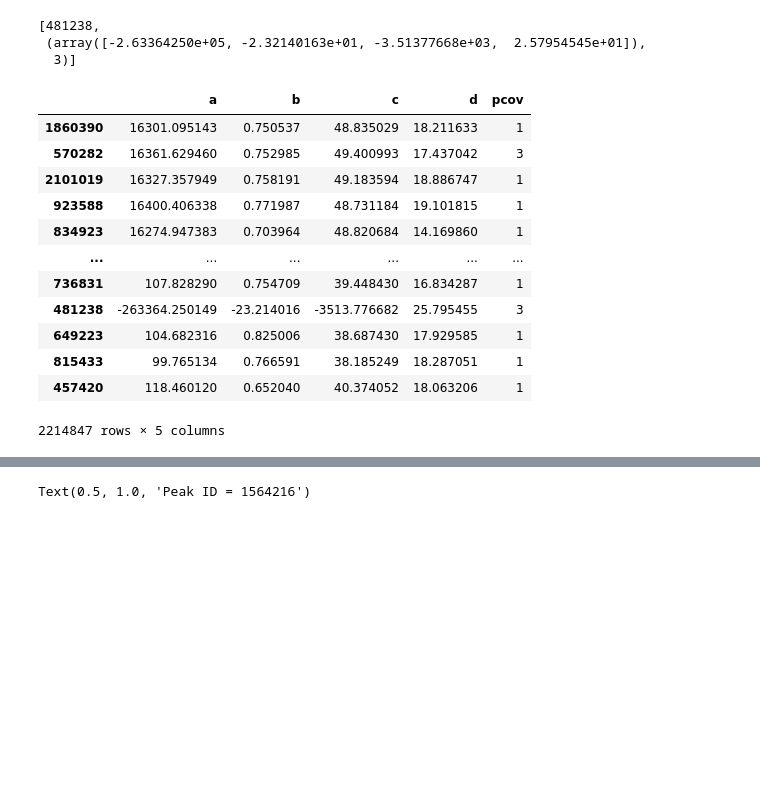
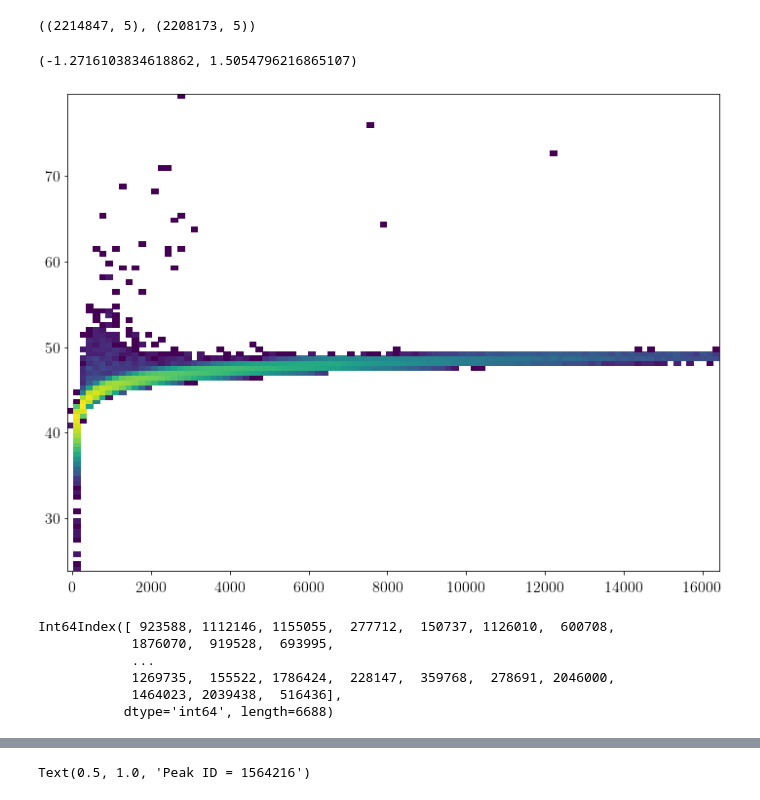
Before and after one commit to jiyongso/jupyter, a Jupyter notebook: psd/psd3.ipynb, the cells around one changed output, grey strips where cells are left out. Saved outputs shown, nothing was run; the diff lists cells and outputs as text; code cells hidden in the pictures; blank space fills up the shorter version.

```diff
--- a/psd/psd3.ipynb
+++ b/psd/psd3.ipynb
@@ -35,6 +35,7 @@ matplotlib.rc('figure', figsize=(12, 9))
 #plt.style.use(["default"])
 # %%
 psddatafolder = r"/home/jiyongso/mydocs/psddata/FILTERED"
+psddatafolder2 = r"/home/jiyongso/mydocs/psddata"
 
 # psd = pd.read_pickle(os.path.join(psddatafolder, "ch2data_2.pkl"))
 # psd.columns=["TimeTag"]+list(np.arange(168))
@@ -59,4 +60,4 @@ def smoothstep(x, a, b, c, d):
 def residual(p, x, y):
     return y-smoothstep(x, p[0], p[1], p[2], p[3])
 # %%
-smoothfitting=pickle.load(open("smoothstepfit.pkl", "rb"))
+smoothfitting=pickle.load(open(os.path.join(psddatafolder2, "smoothstepfit.pkl"), "rb"))
@@ -71,22 +70,13 @@ smf.insert(loc = 4, column = "pcov", value = smf3 )
-# %%
-smoothfitting[-4]
-# %% [output]
-[481238,
- (array([-2.63364250e+05, -2.32140163e+01, -3.51377668e+03,  2.57954545e+01]),
-  3)]
-# %%
-smf
-# %% [output]
-|  | a | b | c | d | pcov |
-| 1860390 | 16301.095143 | 0.750537 | 48.835029 | 18.211633 | 1 |
-| 570282 | 16361.629460 | 0.752985 | 49.400993 | 17.437042 | 3 |
-| 2101019 | 16327.357949 | 0.758191 | 49.183594 | 18.886747 | 1 |
-| 923588 | 16400.406338 | 0.771987 | 48.731184 | 19.101815 | 1 |
-| 834923 | 16274.947383 | 0.703964 | 48.820684 | 14.169860 | 1 |
-| ... | ... | ... | ... | ... | ... |
-| 736831 | 107.828290 | 0.754709 | 39.448430 | 16.834287 | 1 |
-| 481238 | -263364.250149 | -23.214016 | -3513.776682 | 25.795455 | 3 |
-| 649223 | 104.682316 | 0.825006 | 38.687430 | 17.929585 | 1 |
-| 815433 | 99.765134 | 0.766591 | 38.185249 | 18.287051 | 1 |
-| 457420 | 118.460120 | 0.652040 | 40.374052 | 18.063206 | 1 |
-2214847 rows × 5 columns
+# %%
+smf2=smf[smf["pcov"]<3]
+# %%
+smf.shape, smf2.shape
+# %% [output]
+((2214847, 5), (2208173, 5))
+# %%
+plt.hist2d(smf2["a"], smf2["c"], bins=[100, 100], norm=matplotlib.colors.LogNorm())
+smf2["b"].min(), smf2["b"].max()
+#plt.yscale('log')
+# %% [output]
+(-1.2716103834618862, 1.5054796216865107)
+[figure, added]
@@ -92,0 +85,9 @@ smf
+# %%
+smf2.index
+# %% [output]
+Int64Index([ 923588, 1112146, 1155055,  277712,  150737, 1126010,  600708,
+            1876070,  919528,  693995,
+            ...
+            1269735,  155522, 1786424,  228147,  359768,  278691, 2046000,
+            1464023, 2039438,  516436],
+           dtype='int64', length=6688)
```
Also changed, not shown: parts of 6 cells of this notebook, 16 other files.
